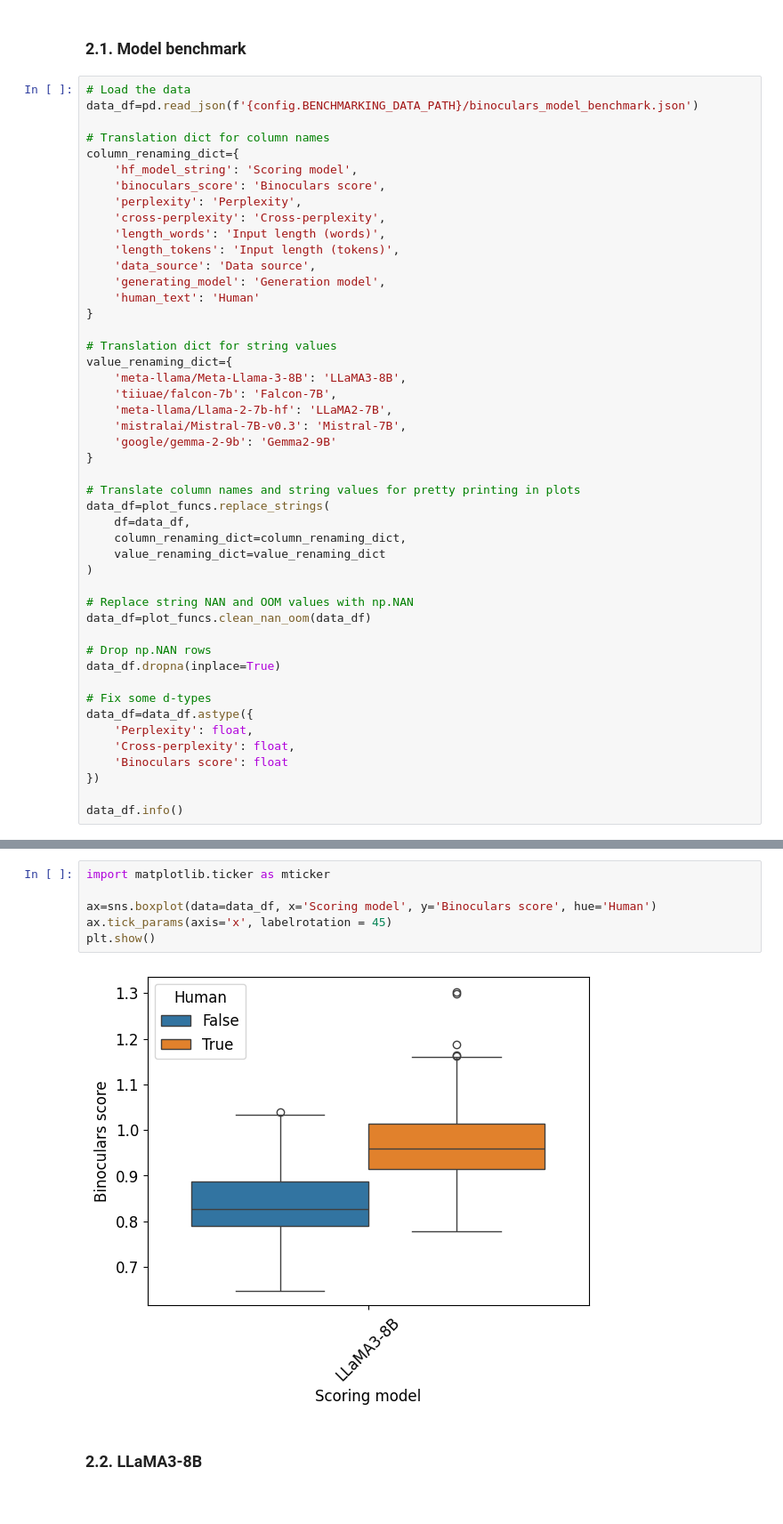
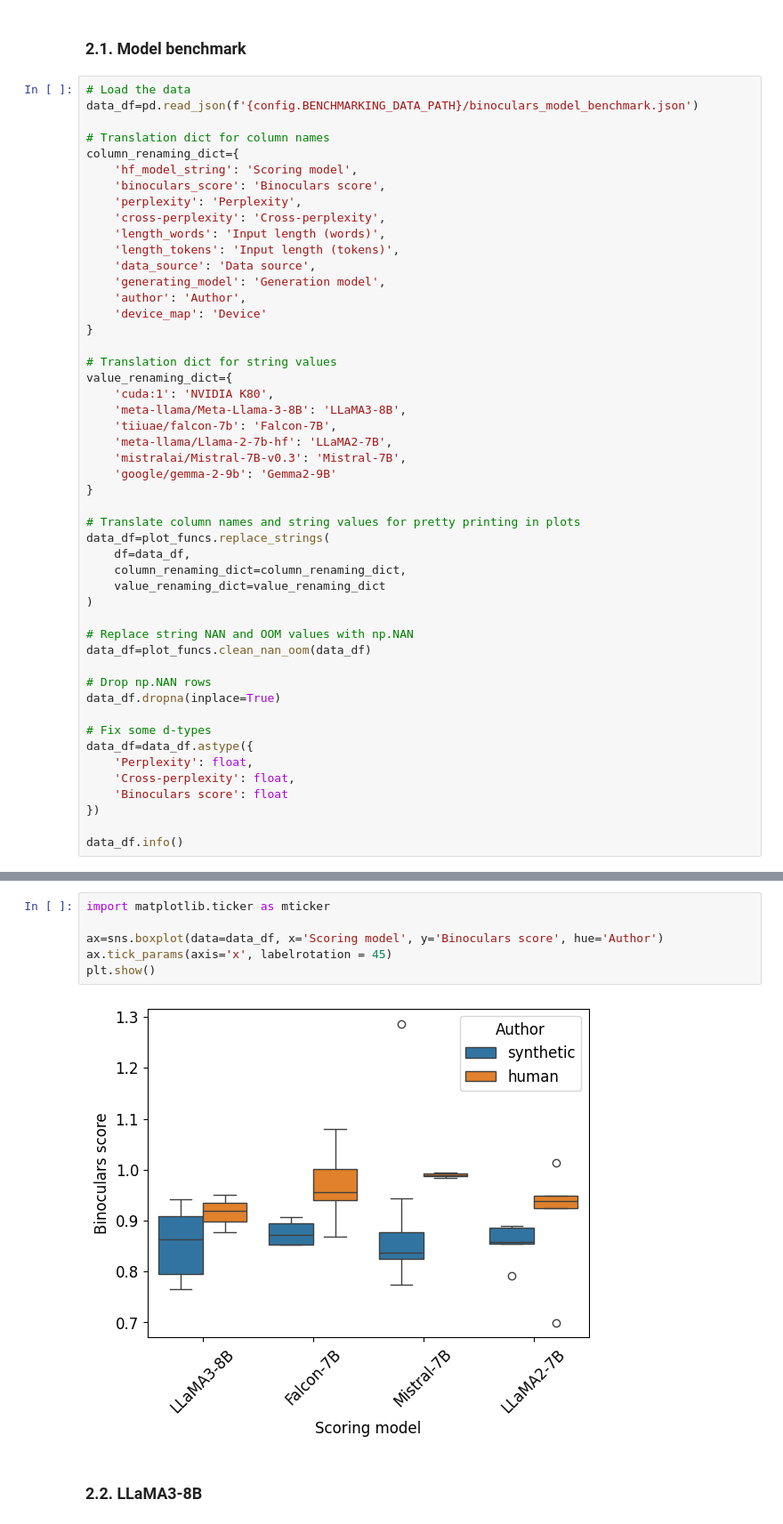
Before and after one commit to gperdrizet/llm_detector, a Jupyter notebook: benchmarking/notebooks/03-binoculars_score.ipynb, the cells around one changed output, grey strips where cells are left out. Shown at 89% size. Cells and saved outputs as stored; diff of their text form.

Commit message:
Updated plots with new data.

```diff
--- a/benchmarking/notebooks/03-binoculars_score.ipynb
+++ b/benchmarking/notebooks/03-binoculars_score.ipynb
@@ -245,11 +245,13 @@ column_renaming_dict={
     'length_tokens': 'Input length (tokens)',
     'data_source': 'Data source',
     'generating_model': 'Generation model',
-    'human_text': 'Human'
+    'author': 'Author',
+    'device_map': 'Device'
 }
 
 # Translation dict for string values
 value_renaming_dict={
+    'cuda:1': 'NVIDIA K80',
     'meta-llama/Meta-Llama-3-8B': 'LLaMA3-8B',
     'tiiuae/falcon-7b': 'Falcon-7B',
     'meta-llama/Llama-2-7b-hf': 'LLaMA2-7B',
@@ -307,11 +311,11 @@ data_df.head()
 # %%
 import matplotlib.ticker as mticker
 
-ax=sns.boxplot(data=data_df, x='Scoring model', y='Binoculars score', hue='Human')
+ax=sns.boxplot(data=data_df, x='Scoring model', y='Binoculars score', hue='Author')
 ax.tick_params(axis='x', labelrotation = 45)
 plt.show()
 # %% [output]
-[figure, old version]
+[figure, new version]
 # %% [markdown]
 ### 2.2. LLaMA3-8B
 # %%
```
Also changed, not shown: parts of 3 cells of this notebook.
